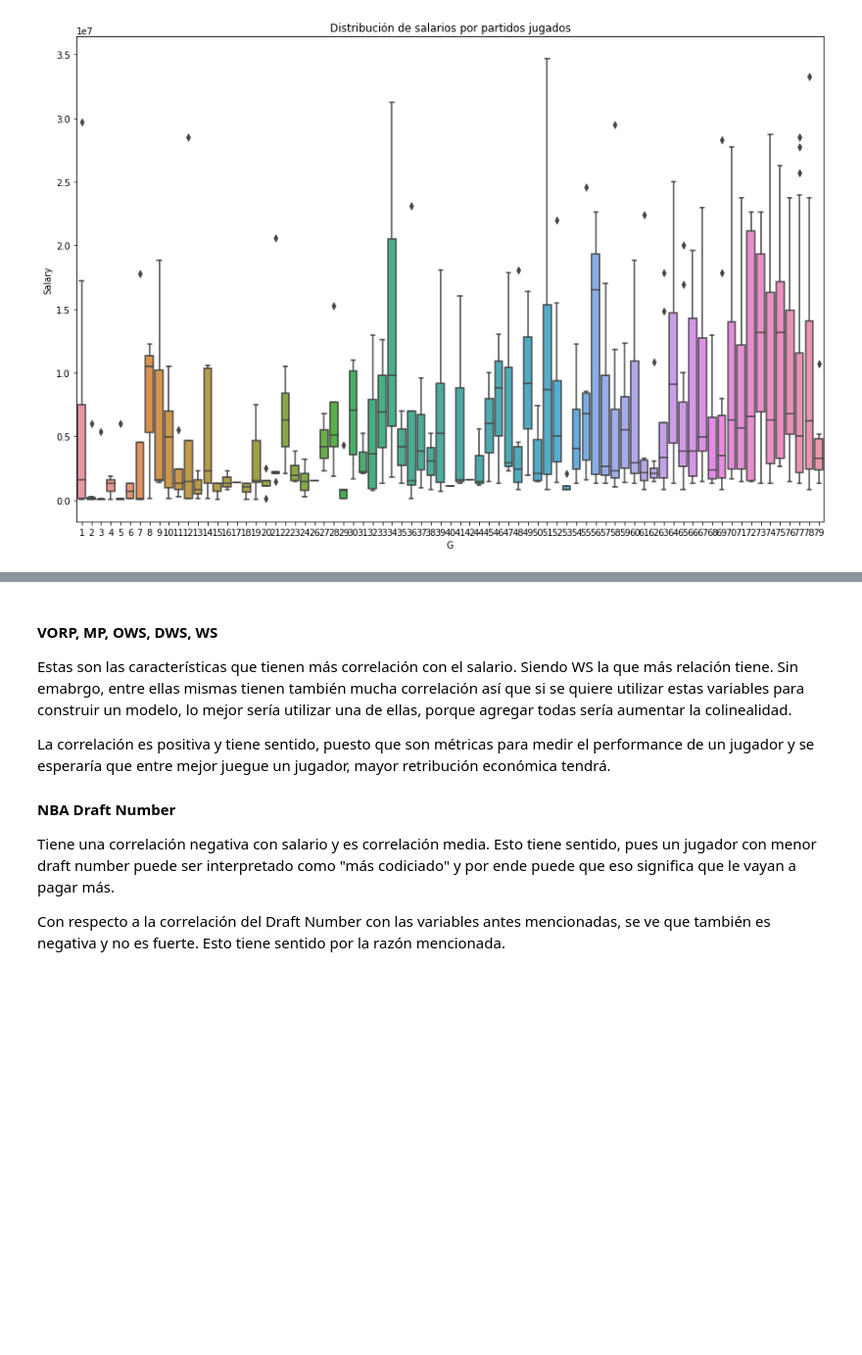
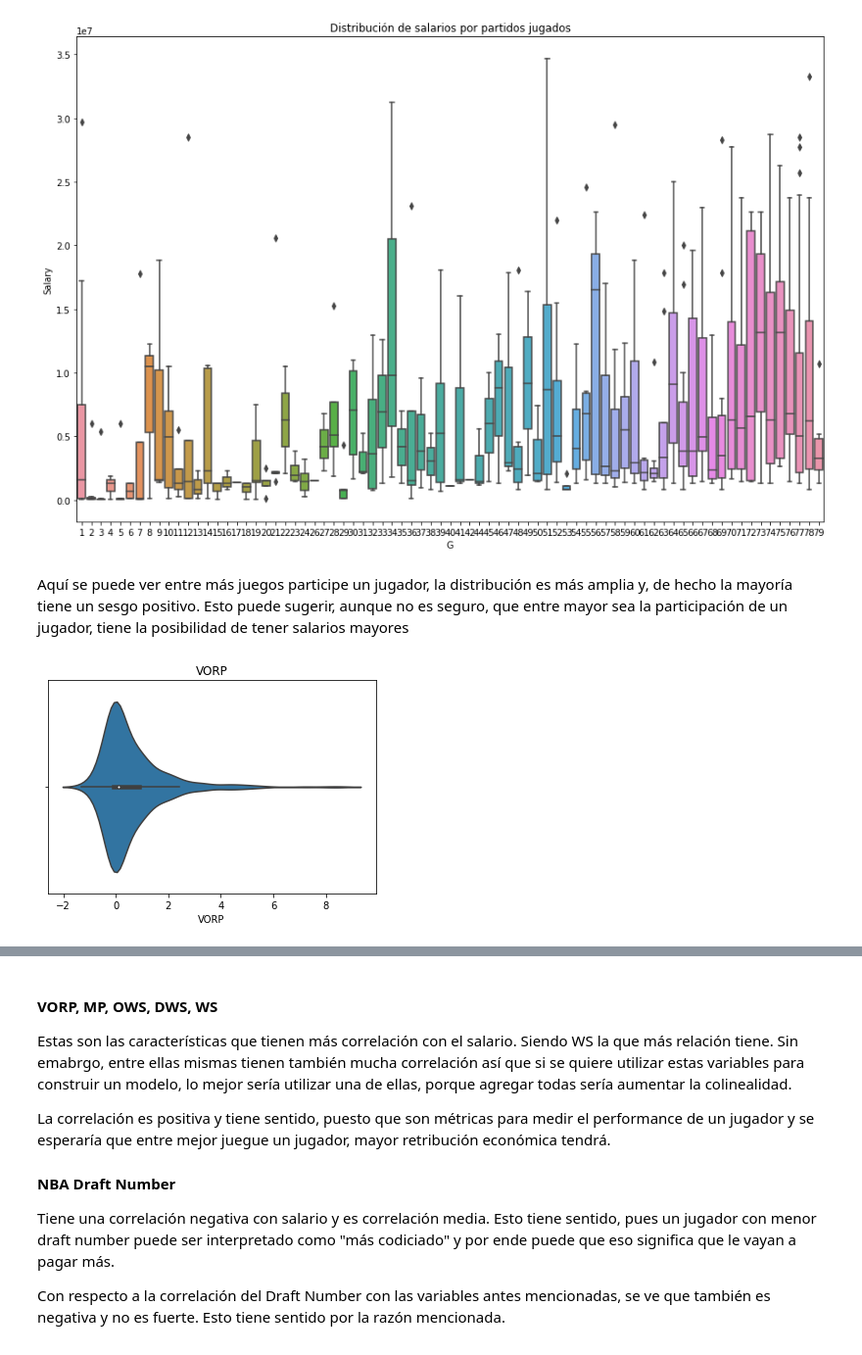
Before and after one commit to StevenMaMei/DataAnalyticsFinalProject, a Jupyter notebook: PrimerEntrega.ipynb, the cells around one changed output, grey strips where cells are left out. Shown at 98% size. Saved outputs shown, nothing was run; the diff lists cells and outputs as text; code cells hidden in the pictures; blank space fills up the shorter version.

```diff
--- a/PrimerEntrega.ipynb
+++ b/PrimerEntrega.ipynb
@@ -376,3 +366,16 @@ plt.title('Distribución de salarios por partidos jugados')
 # %% [output]
 Text(0.5, 1.0, 'Distribución de salarios por partidos jugados')
 [figure]
+# %% [markdown]
+Aquí se puede ver entre más juegos participe un jugador, la distribución es más amplia y, de hecho la mayoría tiene un sesgo positivo. Esto puede sugerir, aunque no es seguro, que entre mayor sea la participación de un jugador, tiene la posibilidad de tener salarios mayores
+# %%
+d = pd.DataFrame(data)
+fig, ax = plt.subplots()
+colname = d.columns[1]
+sns.violinplot(x=colname, data=d)
+plt.title(colname)
+
+# Show the plot
+plt.show()
+# %% [output]
+[figure, added]
```
Also changed, not shown: parts of 13 cells of this notebook.
